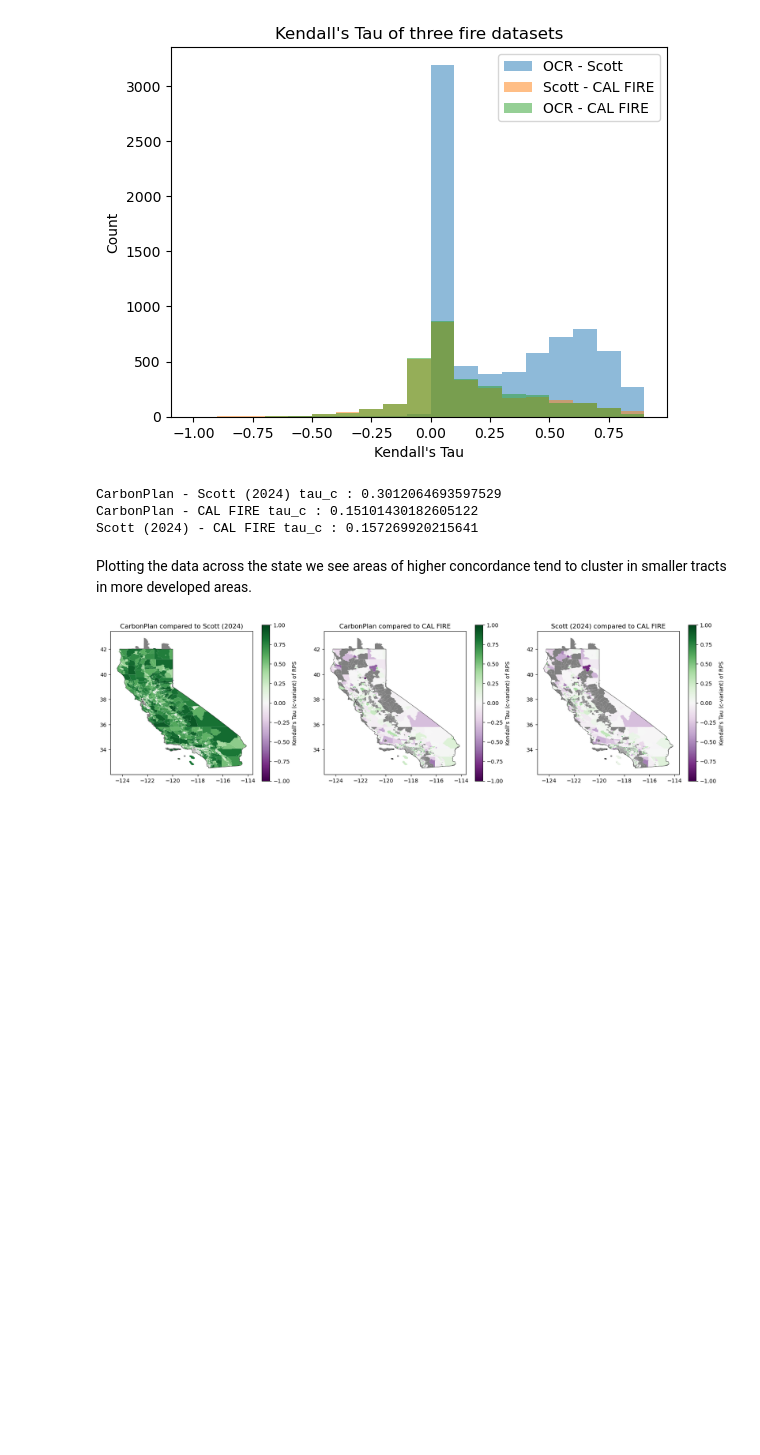
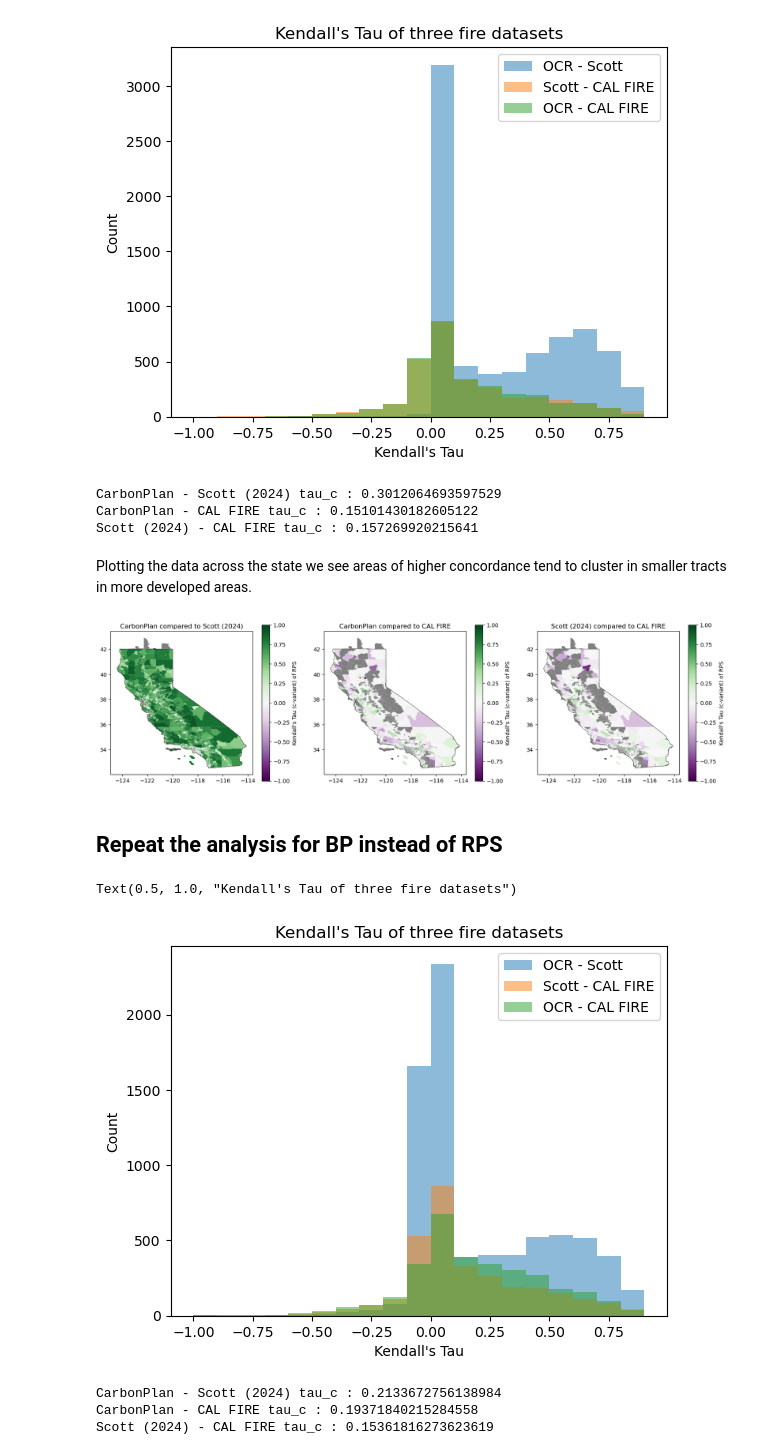
Before and after one commit to carbonplan/ocr, a Jupyter notebook: docs/methods/fire-risk/california-comparison.ipynb, the cells around one changed output. Cells and saved outputs as stored; diff of their text form; code cells hidden in the pictures; blank space fills up the shorter version.

```diff
--- a/docs/methods/fire-risk/california-comparison.ipynb
+++ b/docs/methods/fire-risk/california-comparison.ipynb
@@ -74,6 +74,8 @@ ca_buildings = gdf.loc[gdf.geometry.intersects(ca.union_all())]
 ca_buildings.shape, gdf.shape
 # %% [output]
 ((13686013, 15), (13711017, 15))
+# %%
+scott = catalog.get_dataset('scott-et-al-2024-30m-4326').to_xarray()
 # %%
 %%time
 ds_reprojected = catalog.get_dataset('calfire-fhsz-4326').to_xarray()
@@ -97,6 +105,7 @@ Wall time: 17.7 s
 # prepares the data for a ranked test like kendall-tau
 building_hazard = xr.where(building_hazard.band_data.isnull(), 0, building_hazard.band_data)
 ca_buildings['cal-fire-hazard-zone'] = building_hazard.values[0]
+ca_buildings['scott-bp'] = building_hazard_scott.values
 
 ca_buildings_in_census_tracts = gpd.sjoin(ca_buildings, ca_census_tracts[['GEOID', 'geometry']])
 ca_buildings_in_census_tracts.head()
@@ -232,3 +241,57 @@ for variable in ['tau_c']:
         axarr[i].set_title(f'{ds1_name} compared to {ds2_name}')
 # %% [output]
 [figure]
+# %% [markdown]
+## Repeat the analysis for BP instead of RPS
+# %%
+ds_name_dict = {
+    'CarbonPlan': 'bp_2011',
+    'Scott (2024)': 'scott-bp',
+    'CAL FIRE': 'cal-fire-hazard-zone',
+}
+# %%
+tract_performance_stats = ca_census_tracts[['GEOID', 'geometry']]
+
+for ds1_name, ds2_name in combinations(ds_name_dict.keys(), 2):
+    new_df = ca_buildings_in_census_tracts.groupby('GEOID').apply(
+        lambda g: apply_kendall_tau(g[ds_name_dict[ds1_name]], g[ds_name_dict[ds2_name]], 'c')
+    )
+    new_df.columns = [f'{ds1_name} - {ds2_name} {column_name}' for column_name in new_df.columns]
+    tract_performance_stats = tract_performance_stats.merge(new_df, on='GEOID')
+# %%
+plt.hist(
+    tract_performance_stats['CarbonPlan - Scott (2024) tau_c'].values,
+    bins=np.arange(-1, 1, 0.1),
+    label='OCR - Scott',
+    alpha=0.5,
+)
+plt.hist(
+    tract_performance_stats['Scott (2024) - CAL FIRE tau_c'].values,
+    bins=np.arange(-1, 1, 0.1),
+    label='Scott - CAL FIRE',
+    alpha=0.5,
+)
+plt.hist(
+    tract_performance_stats['CarbonPlan - CAL FIRE tau_c'].values,
+    bins=np.arange(-1, 1, 0.1),
+    label='OCR - CAL FIRE',
+    alpha=0.5,
+)
+
+plt.legend()
+plt.xlabel("Kendall's Tau")
+plt.ylabel('Count')
+plt.title("Kendall's Tau of three fire datasets")
+# %% [output]
+Text(0.5, 1.0, "Kendall's Tau of three fire datasets")
+[figure, added]
+# %%
+variable = 'tau_c'
+for ds1_name, ds2_name in combinations(ds_name_dict.keys(), 2):
+    print(
+        f'{ds1_name} - {ds2_name} {variable} : {tract_performance_stats[f"{ds1_name} - {ds2_name} {variable}"].mean()}'
+    )
+# %% [output]
+CarbonPlan - Scott (2024) tau_c : 0.2133672756138984
+CarbonPlan - CAL FIRE tau_c : 0.19371840215284558
+Scott (2024) - CAL FIRE tau_c : 0.15361816273623619
```
Also changed, not shown: parts of 6 cells of this notebook.
